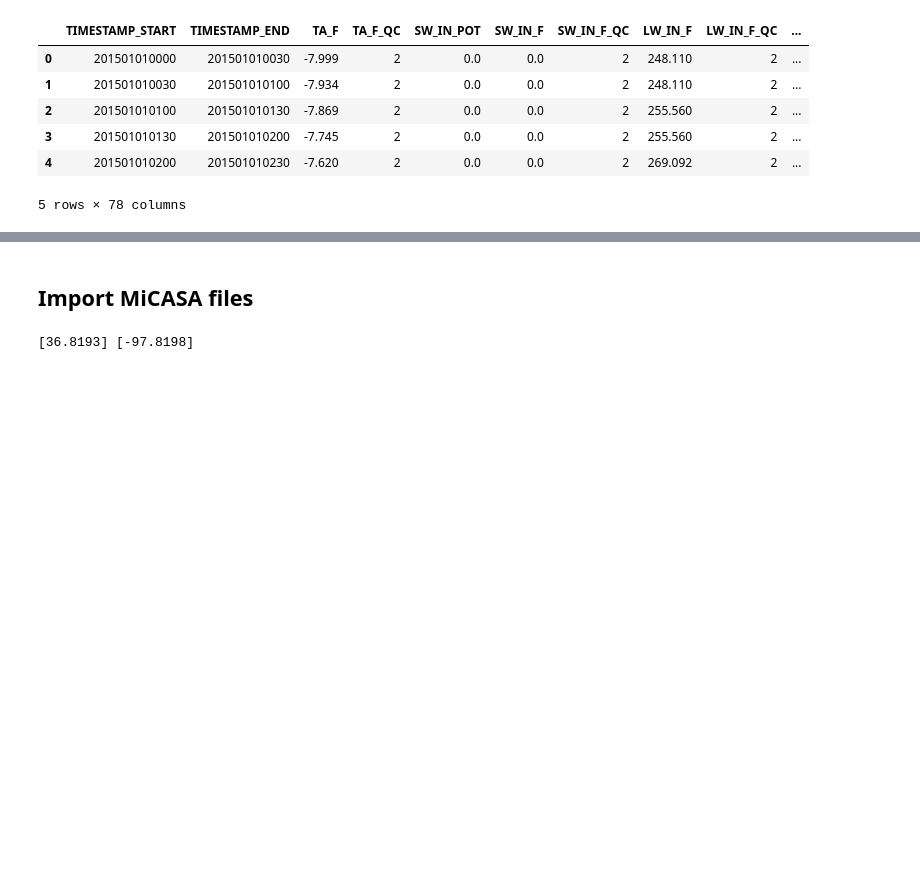
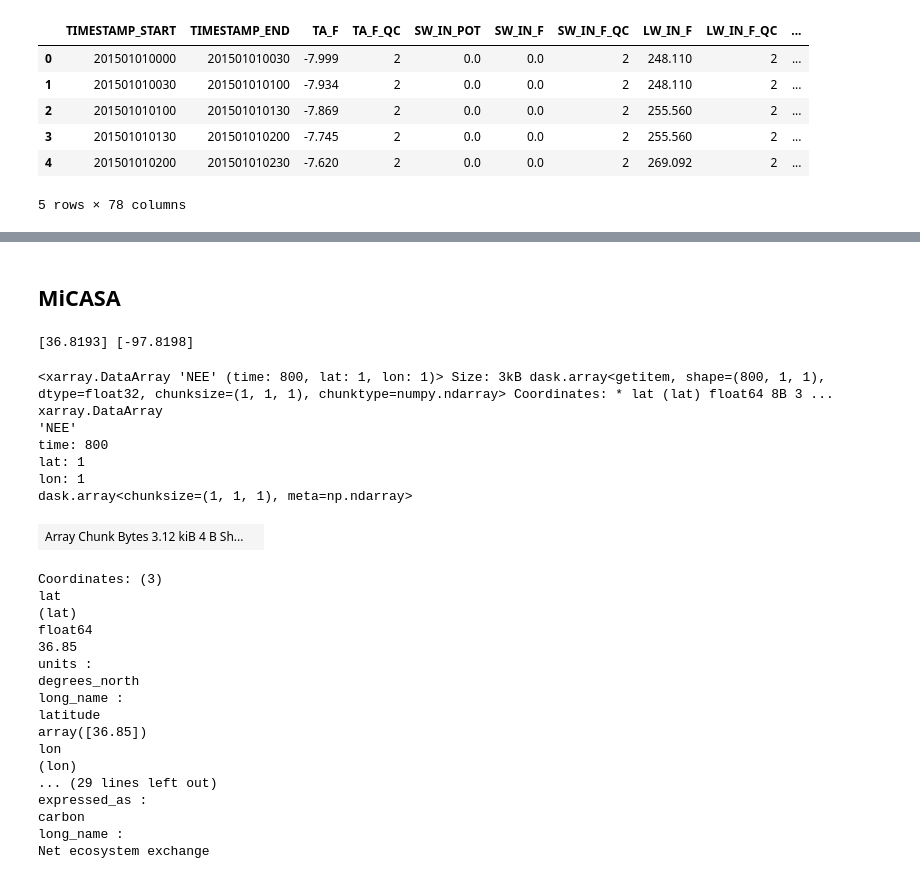
Before and after one commit to hannahzafar/FLUXNET-Model-comparison, a Jupyter notebook: comparison.ipynb, the cells around one changed output, grey strips where cells are left out. Drawn from its saved outputs; the diff is of its cells as text; code cells hidden in the pictures; blank space fills up the shorter version.

```diff
--- a/comparison.ipynb
+++ b/comparison.ipynb
@@ -103,2 +155,2 @@ sel_resample
 # %% [markdown]
-## Import MiCASA files
+## MiCASA
@@ -133,8 +174,37 @@ for date in dates_unique[:100]:
 # %%
 ds = xr.open_mfdataset(path_list)['NEE']
 # %%
+# Select grid closest to selected site
 print(site_lat, site_lon)
-# ds_subset = ds.sel(lon=site_lon, lat=site_lat, method='nearest')
+ds_subset = ds.sel(lon=site_lon, lat=site_lat, method='nearest')
+ds_subset
+
+# ds_subset = ds.sel(lon=slice(min_lon, max_lon), lat=slice(min_lat, max_lat))
 # ds_subset
 # %% [output]
 [36.8193] [-97.8198]
+<xarray.DataArray 'NEE' (time: 800, lat: 1, lon: 1)> Size: 3kB dask.array<getitem, shape=(800, 1, 1), dtype=float32, chunksize=(1, 1, 1), chunktype=numpy.ndarray> Coordinates: * lat (lat) float64 8B 3 ...
+xarray.DataArray
+'NEE'
+time: 800
+lat: 1
+lon: 1
+dask.array<chunksize=(1, 1, 1), meta=np.ndarray>
+| Array Chunk Bytes 3.12 kiB 4 B Sh... |  |
+Coordinates: (3)
+lat
+(lat)
+float64
+36.85
+units :
+degrees_north
+long_name :
+latitude
+array([36.85])
+lon
+(lon)
+... (29 lines left out)
+expressed_as :
+carbon
+long_name :
+Net ecosystem exchange
```
Also changed, not shown: parts of 15 cells of this notebook, 1 other file.
